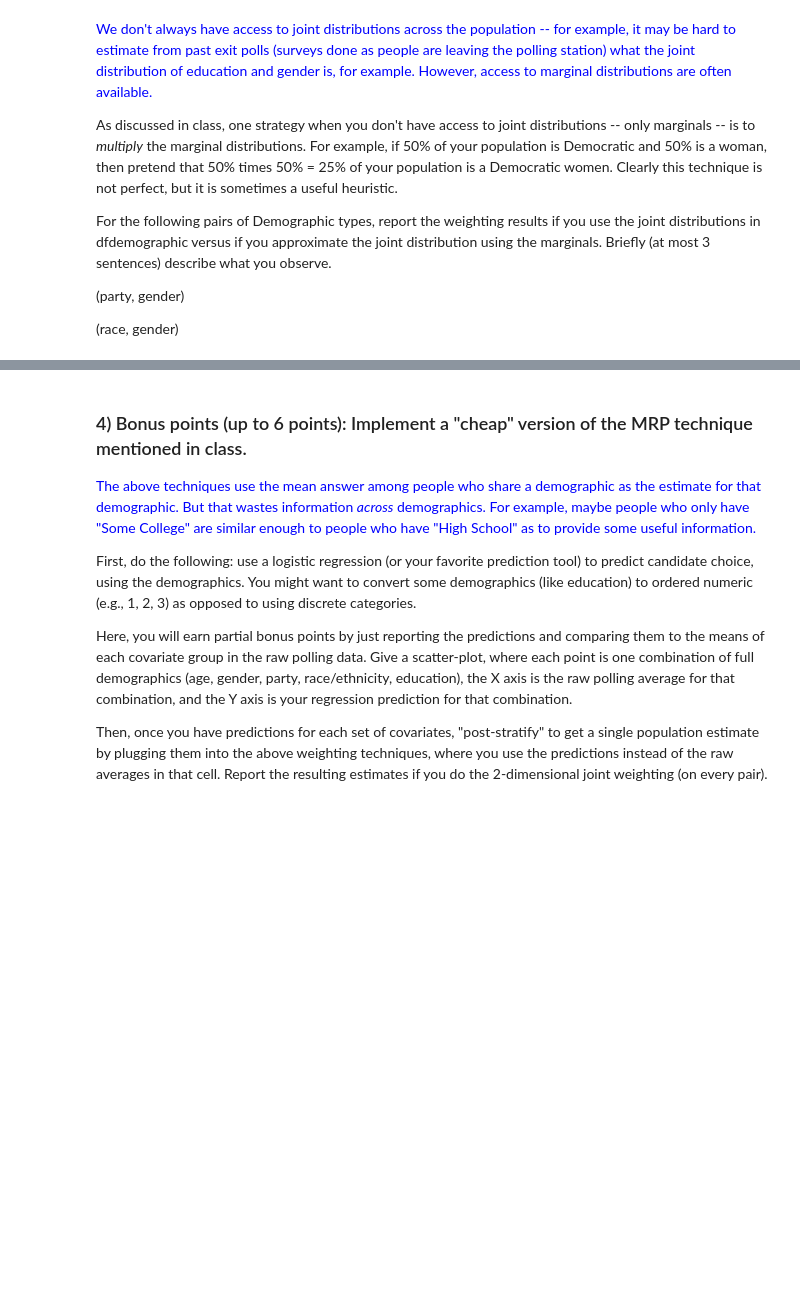
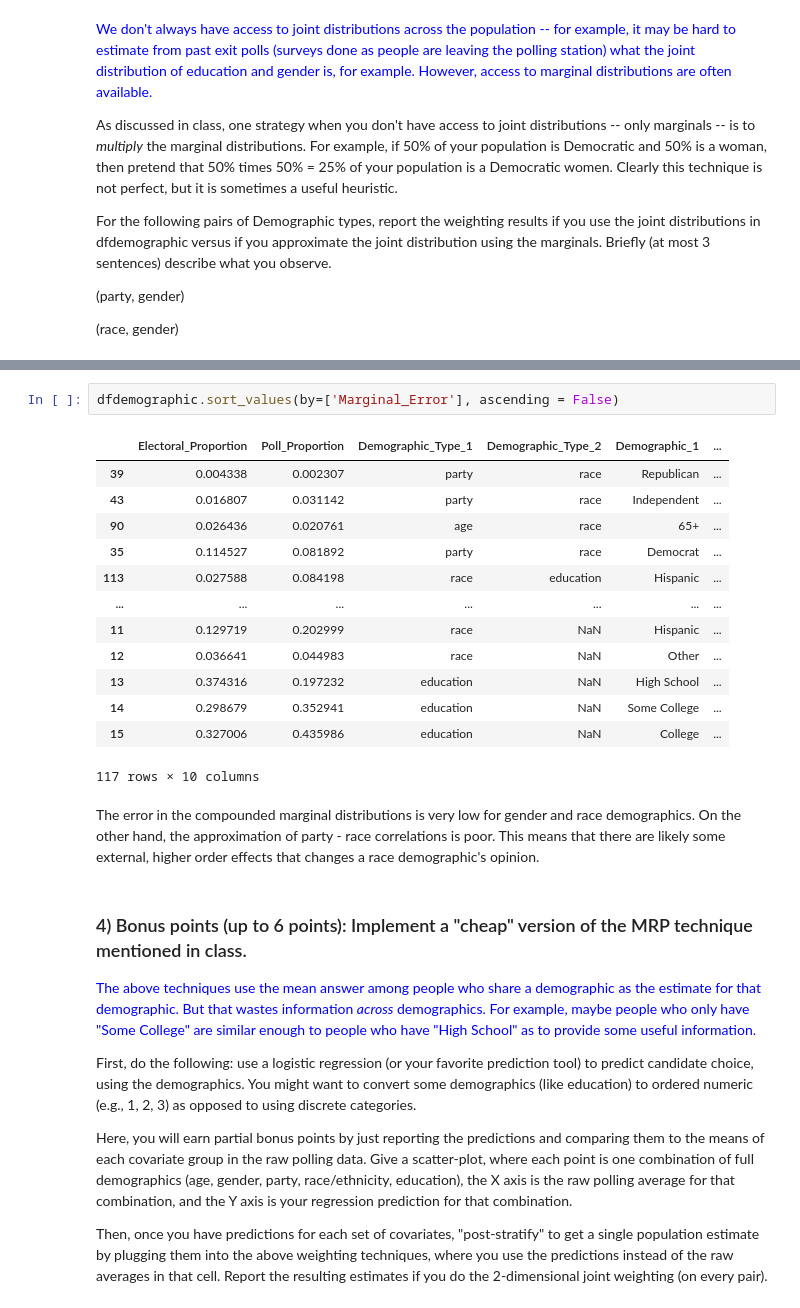
Before and after one commit to martinsun0/People-Data-Systems, a Jupyter notebook: HW1/HW1_assignment.ipynb, the cells around one changed output, grey strips where cells are left out. Saved outputs shown, nothing was run; the diff lists cells and outputs as text; blank space fills up the shorter version.

```diff
--- a/HW1/HW1_assignment.ipynb
+++ b/HW1/HW1_assignment.ipynb
@@ -276,3 +464,23 @@ For the following pairs of Demographic types, report the weighting results if yo
+# %%
+dfdemographic.sort_values(by=['Marginal_Error'], ascending = False)
+# %% [output]
+|  | Electoral_Proportion | Poll_Proportion | Demographic_Type_1 | Demographic_Type_2 | Demographic_1 | ... |
+| 39 | 0.004338 | 0.002307 | party | race | Republican | ... |
+| 43 | 0.016807 | 0.031142 | party | race | Independent | ... |
+| 90 | 0.026436 | 0.020761 | age | race | 65+ | ... |
+| 35 | 0.114527 | 0.081892 | party | race | Democrat | ... |
+| 113 | 0.027588 | 0.084198 | race | education | Hispanic | ... |
+| ... | ... | ... | ... | ... | ... | ... |
+| 11 | 0.129719 | 0.202999 | race | NaN | Hispanic | ... |
+| 12 | 0.036641 | 0.044983 | race | NaN | Other | ... |
+| 13 | 0.374316 | 0.197232 | education | NaN | High School | ... |
+| 14 | 0.298679 | 0.352941 | education | NaN | Some College | ... |
+| 15 | 0.327006 | 0.435986 | education | NaN | College | ... |
+117 rows × 10 columns
+# %% [markdown]
+The error in the compounded marginal distributions is very low for gender and race demographics.
+On the other hand, the approximation of party - race correlations is poor. This means that there are likely some external, higher order effects that
+changes a race demographic's opinion.
 # %% [markdown]
 ### 4) Bonus points (up to 6 points): Implement a "cheap" version of the MRP technique mentioned in class.
 
```
Also changed, not shown: parts of 12 cells of this notebook, 2 other files.
